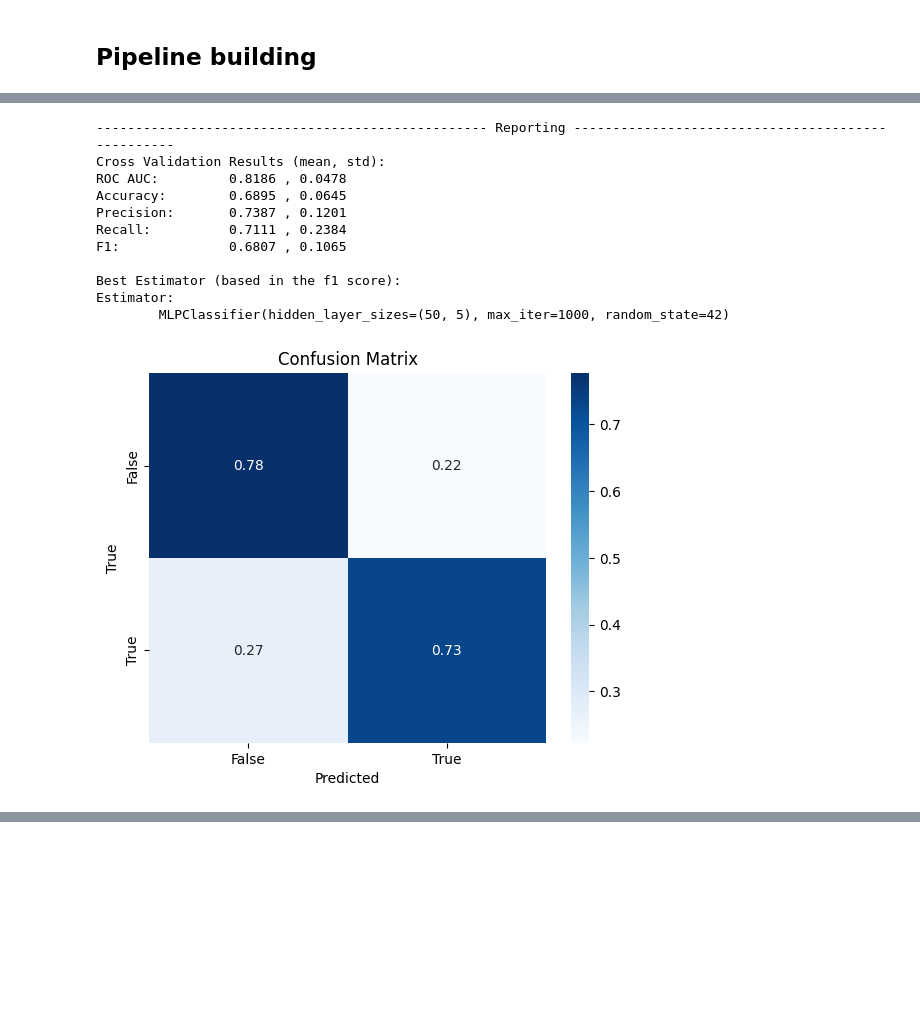
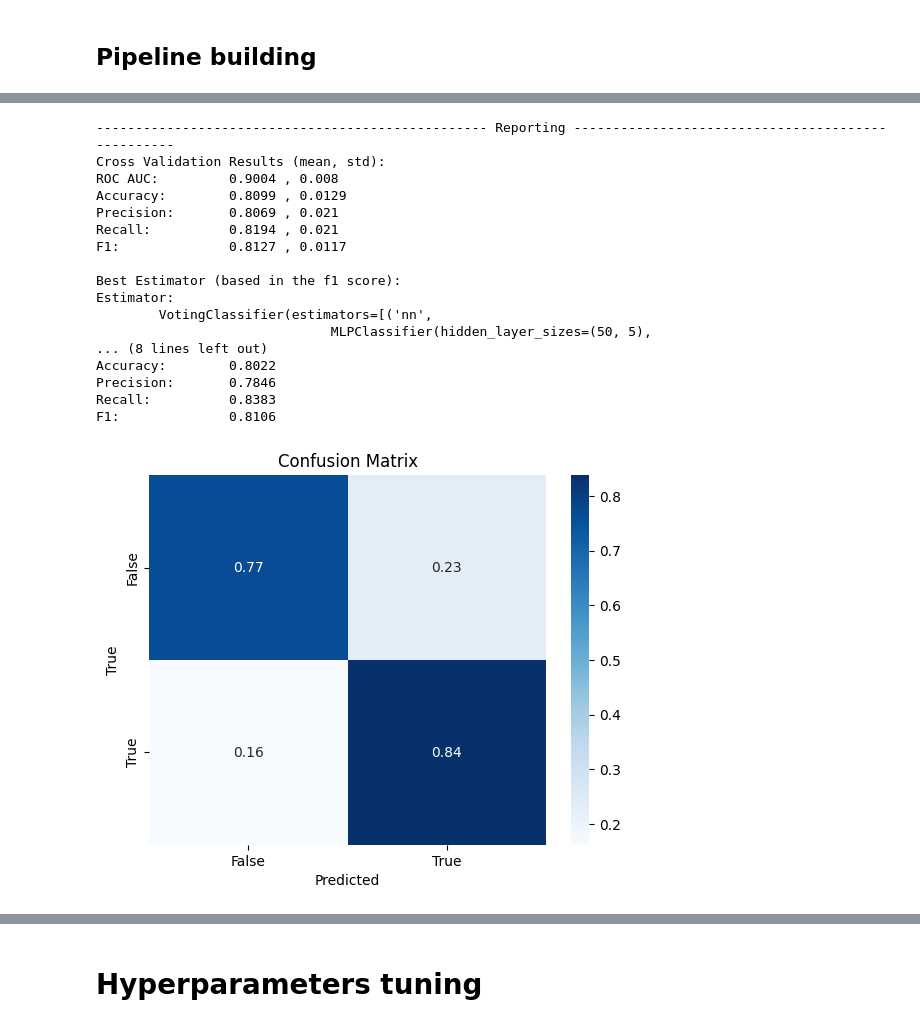
Before and after one commit to IsmaelMiranda11/cmu-ml, a Jupyter notebook: 3. Modeling.ipynb, the cells around one changed output, grey strips where cells are left out. Saved outputs shown, nothing was run; the diff lists cells and outputs as text; code cells hidden in the pictures; blank space fills up the shorter version.

```diff
--- a/3. Modeling.ipynb
+++ b/3. Modeling.ipynb
@@ -33,6 +33,7 @@ from sklearn.pipeline   import Pipeline
 from sklearn.linear_model import LogisticRegression
 from sklearn.neural_network import MLPClassifier
 from sklearn.ensemble import RandomForestClassifier
+from sklearn.ensemble import VotingClassifier
 
 ## 1. Columns separation
 # Categorical columns
@@ -57,7 +58,12 @@ columns_to_encode = [
 ]
 
 # Numeric columns
-numeric_columns = X.select_dtypes(include=['int64', 'float64']).columns
+numeric_columns = X.select_dtypes(include=['int64', 'float64']).columns.tolist()
+# Added new numeric columns
+numeric_columns.extend([
+    'Group', # it will be created by the passenger_id_spliter
+    'Num' # it will be created by the cabin_spliter
+])
 
 ## 2. FunctionTransformers. Custom transformers for columns
 # Function
@@ -125,7 +131,7 @@ simple_imputer = SimpleImputer(strategy='median')
 
 # Rounder for the categorical columns
 rounder = FunctionTransformer(func=lambda x: np.round(x, 0),
-    feature_names_out=lambda _, __: categorical_columns
+    feature_names_out=lambda _, __: columns_to_encode
 )
 
 ## 4. Transformers pipeline
@@ -155,7 +161,7 @@ encoder_transfomer = ColumnTransformer(
 imputer_transformer = ColumnTransformer(
     transformers=[
         ('numeric_imputer', simple_imputer, numeric_columns),
-        ('categorical_imputer', knn, categorical_columns)
+        ('categorical_imputer', knn, columns_to_encode)
     ],
     remainder='passthrough',
     force_int_remainder_cols=False, #type: ignore
@@ -165,7 +171,7 @@ imputer_transformer = ColumnTransformer(
 # Rounder and scalers
 rounder_scaler_transformer = ColumnTransformer(
     transformers=[
-        ('rounder', rounder, categorical_columns),
+        ('rounder', rounder, columns_to_encode),
         ('scaler', scaler, numeric_columns)
     ],
     remainder='passthrough',
@@ -197,14 +203,20 @@ transfomers = Pipeline([
 transfomers.set_output(transform='pandas')
 
 # Estimator to predict.
-# They can be chaged in the clf pipeline estimator step
+# Use a VotingClassifier to ensemble different models
 nn = MLPClassifier(hidden_layer_sizes=(50, 5), activation='relu', max_iter=1000, random_state=42)
 logistic = LogisticRegression(random_state=42)
 random_forest = RandomForestClassifier(random_state=42)
 
+clfs = VotingClassifier(estimators=[
+    ('nn', nn),
+    ('logistic', logistic),
+    ('random_forest', random_forest)
+], voting='soft')
+
 # Pipeline
 clf = Pipeline([
-    ('estimator', nn)
+    ('estimator', clfs)
 ])
 
 # 5. Final pipeline
@@ -242,8 +258,7 @@ import seaborn as sns
 # %%
 # Cross Validation
 cv = cross_validate(pipe, X_train, y_train, cv=10, return_estimator=True,
-                    scoring=['roc_auc', 'accuracy', 'precision', 'recall', 'f1'],
-                    return_indices=True
+                    scoring=['roc_auc', 'accuracy', 'precision', 'recall', 'f1']
                     )
 
 # Plot the metric scores
@@ -278,39 +293,55 @@ print(f'F1:\t\t {cv["test_f1"].mean().round(4)} , {cv["test_f1"].std().round(4)}
 
 # Best estimator
 print('Best Estimator (based in the f1 score):')
 print(f'Estimator:\n\t{predictor.named_steps["clf"].named_steps["estimator"]}\n')
 
+# Evaluation in the test set
+print('Evaluation in the test set')
+print(f'ROC AUC:\t {roc_auc_score(y_test, predictor.predict_proba(X_test)[:, 1]).round(4)}')
+print(f'Accuracy:\t {round(accuracy_score(y_test, y_pred), 4)}')
+print(f'Precision:\t {round(precision_score(y_test, y_pred), 4)}') #type: ignore
+print(f'Recall:\t\t {round(recall_score(y_test, y_pred), 4)}') #type: ignore
+print(f'F1:\t\t {round(f1_score(y_test, y_pred), 4)}\n') #type: ignore
+
 # Confusion Matrix
 cm = confusion_matrix(y_test, y_pred, normalize='true')
-sns.heatmap(cm, annot=True, cmap='Blues', xticklabels=predictor.classes_, yticklabels=predictor.classes_)
+sns.heatmap(cm, annot=True, cmap='Blues', xticklabels=predictor.classes_,
+            yticklabels=predictor.classes_
+)
 plt.xlabel('Predicted')
 plt.ylabel('True')
 plt.title('Confusion Matrix')
 plt.show()
 
 # ROC Curve
 fpr, tpr, thresholds = roc_curve(y_test, predictor.predict_proba(X_test)[:, 1])
 
 plt.plot(fpr, tpr)
 plt.plot([0, 1], [0, 1], 'k--')
 plt.xlabel('False Positive Rate')
 plt.ylabel('True Positive Rate')
 plt.title('ROC curve')
 plt.show()
 
 # Precision Recall Curve
-disp = PrecisionRecallDisplay.from_estimator(predictor, X_test, y_test, name='NN', plot_chance_level=True)
+disp = PrecisionRecallDisplay.from_estimator(predictor, X_test, y_test, name='Voting Classifier', pos_label=1)
 _ = disp.ax_.set_title('Precision-Recall curve')
 # %% [output]
 -------------------------------------------------- Reporting --------------------------------------------------
 Cross Validation Results (mean, std):
-ROC AUC:         0.8186 , 0.0478
-Accuracy:        0.6895 , 0.0645
-Precision:       0.7387 , 0.1201
-Recall:          0.7111 , 0.2384
-F1:              0.6807 , 0.1065
+ROC AUC:         0.9004 , 0.008
+Accuracy:        0.8099 , 0.0129
+Precision:       0.8069 , 0.021
+Recall:          0.8194 , 0.021
+F1:              0.8127 , 0.0117
 
 Best Estimator (based in the f1 score):
 Estimator:
-        MLPClassifier(hidden_layer_sizes=(50, 5), max_iter=1000, random_state=42)
+        VotingClassifier(estimators=[('nn',
+                              MLPClassifier(hidden_layer_sizes=(50, 5),
+... (8 lines left out)
+Accuracy:        0.8022
+Precision:       0.7846
+Recall:          0.8383
+F1:              0.8106
-[figure, old version]
+[figure, new version]
@@ -318,0 +350,2 @@ Estimator:
+# %% [markdown]
+# Hyperparameters tuning
```
Also changed, not shown: parts of 13 cells of this notebook.
